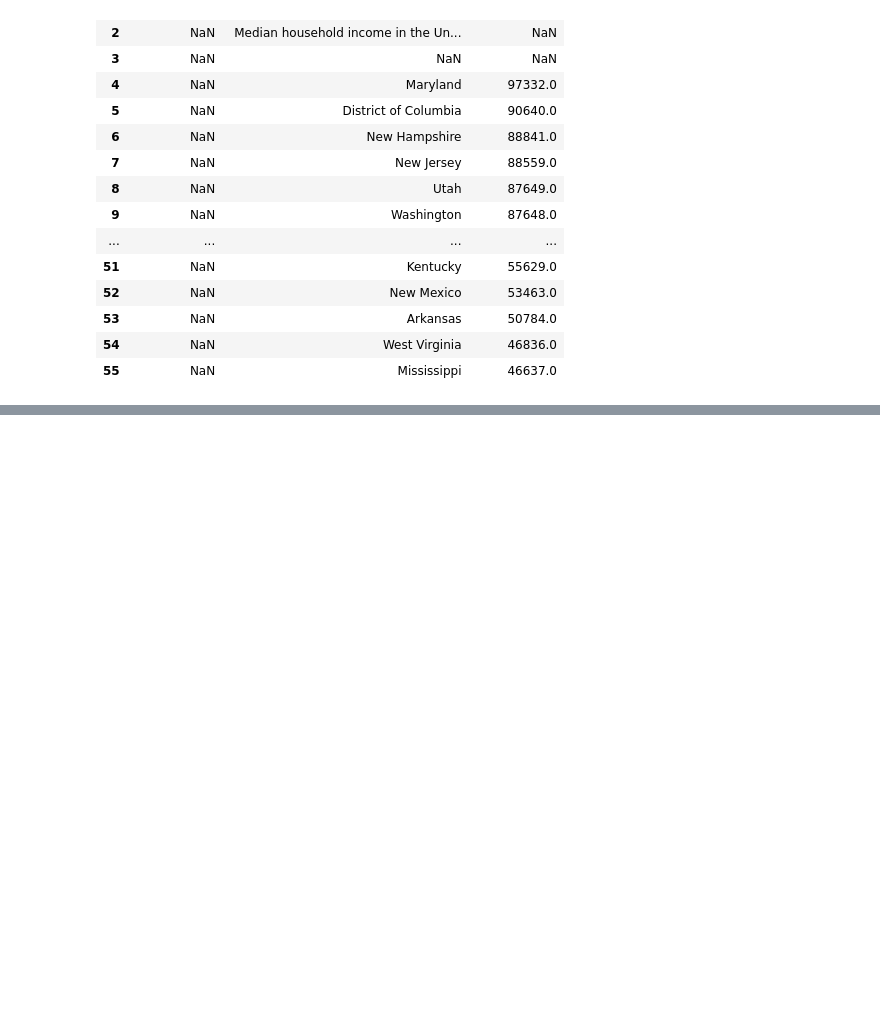
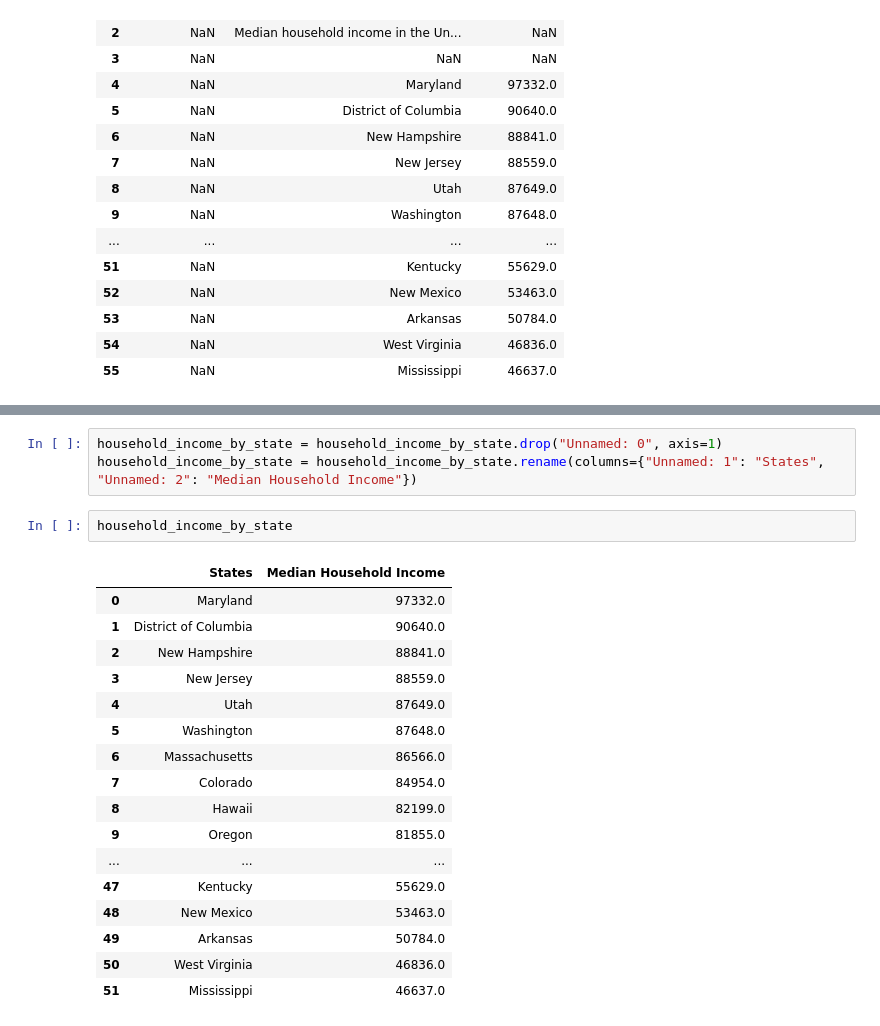
Before and after one commit to scost46/TN_Obesity_Analysis_Capstone, a Jupyter notebook: notebooks/USA_state_comparison.ipynb, the cells around one changed output, grey strips where cells are left out. Saved outputs shown, nothing was run; the diff lists cells and outputs as text; blank space fills up the shorter version.

```diff
--- a/notebooks/USA_state_comparison.ipynb
+++ b/notebooks/USA_state_comparison.ipynb
@@ -89,0 +111,23 @@ household_income_by_state
+# %%
+household_income_by_state = household_income_by_state.drop("Unnamed: 0", axis=1)
+household_income_by_state = household_income_by_state.rename(columns={"Unnamed: 1": "States", "Unnamed: 2": "Median Household Income"})
+# %%
+household_income_by_state
+# %% [output]
+|  | States | Median Household Income |
+| 0 | Maryland | 97332.0 |
+| 1 | District of Columbia | 90640.0 |
+| 2 | New Hampshire | 88841.0 |
+| 3 | New Jersey | 88559.0 |
+| 4 | Utah | 87649.0 |
+| 5 | Washington | 87648.0 |
+| 6 | Massachusetts | 86566.0 |
+| 7 | Colorado | 84954.0 |
+| 8 | Hawaii | 82199.0 |
+| 9 | Oregon | 81855.0 |
+| ... | ... | ... |
+| 47 | Kentucky | 55629.0 |
+| 48 | New Mexico | 53463.0 |
+| 49 | Arkansas | 50784.0 |
+| 50 | West Virginia | 46836.0 |
+| 51 | Mississippi | 46637.0 |
```
Also changed, not shown: parts of 1 cell of this notebook.
